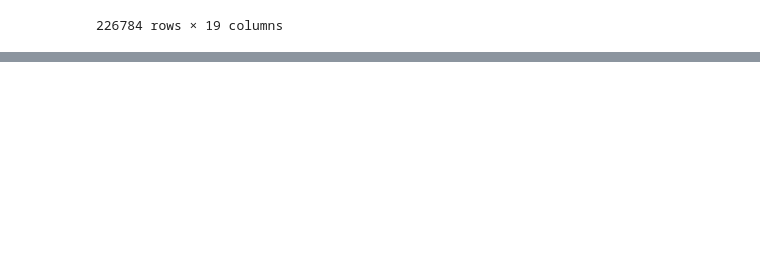
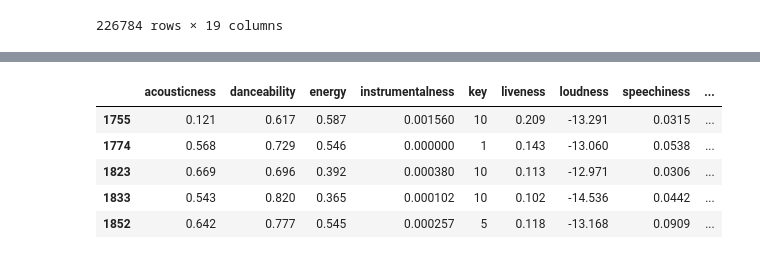
Before and after one commit to datares/TeamPink, a Jupyter notebook: analysis/spotify_PCA.ipynb, the cells around one changed output, grey strips where cells are left out. Saved outputs shown, nothing was run; the diff lists cells and outputs as text; code cells hidden in the pictures; blank space fills up the shorter version.

```diff
--- a/analysis/spotify_PCA.ipynb
+++ b/analysis/spotify_PCA.ipynb
@@ -75,0 +98,22 @@ adata.obs("song name") = song_name
+# %%
+# PCA for top 10 artists I found in EDA
+df_top10 = df_main[(df_main['artists'] == 'The Beatles') |
+                   (df_main['artists'] == 'Drake') |
+                   (df_main['artists'] == 'Frank Sinatra') |
+                   (df_main['artists'] == 'The Rolling Stones') |
+                   (df_main['artists'] == 'Eminem') |
+                   (df_main['artists'] == 'Bob Dylan') |
+                   (df_main['artists'] == 'Elvis Presley') |
+                   (df_main['artists'] == 'Johnny Cash') |
+                   (df_main['artists'] == 'The Beach Boys') |
+                   (df_main['artists'] == 'Led Zeppelin')]
+df_top10
+df2 = df_top10.loc[:, ['acousticness', 'danceability', 'energy', 'instrumentalness', 'key', 'liveness', 'loudness', 'speechiness', 'tempo', 'valence', 'artists']]
+df2.head()
+# %% [output]
+|  | acousticness | danceability | energy | instrumentalness | key | liveness | loudness | speechiness | ... |
+| 1755 | 0.121 | 0.617 | 0.587 | 0.001560 | 10 | 0.209 | -13.291 | 0.0315 | ... |
+| 1774 | 0.568 | 0.729 | 0.546 | 0.000000 | 1 | 0.143 | -13.060 | 0.0538 | ... |
+| 1823 | 0.669 | 0.696 | 0.392 | 0.000380 | 10 | 0.113 | -12.971 | 0.0306 | ... |
+| 1833 | 0.543 | 0.820 | 0.365 | 0.000102 | 10 | 0.102 | -14.536 | 0.0442 | ... |
+| 1852 | 0.642 | 0.777 | 0.545 | 0.000257 | 5 | 0.118 | -13.168 | 0.0909 | ... |
```
Also changed, not shown: parts of 30 cells of this notebook, 5 other files.
